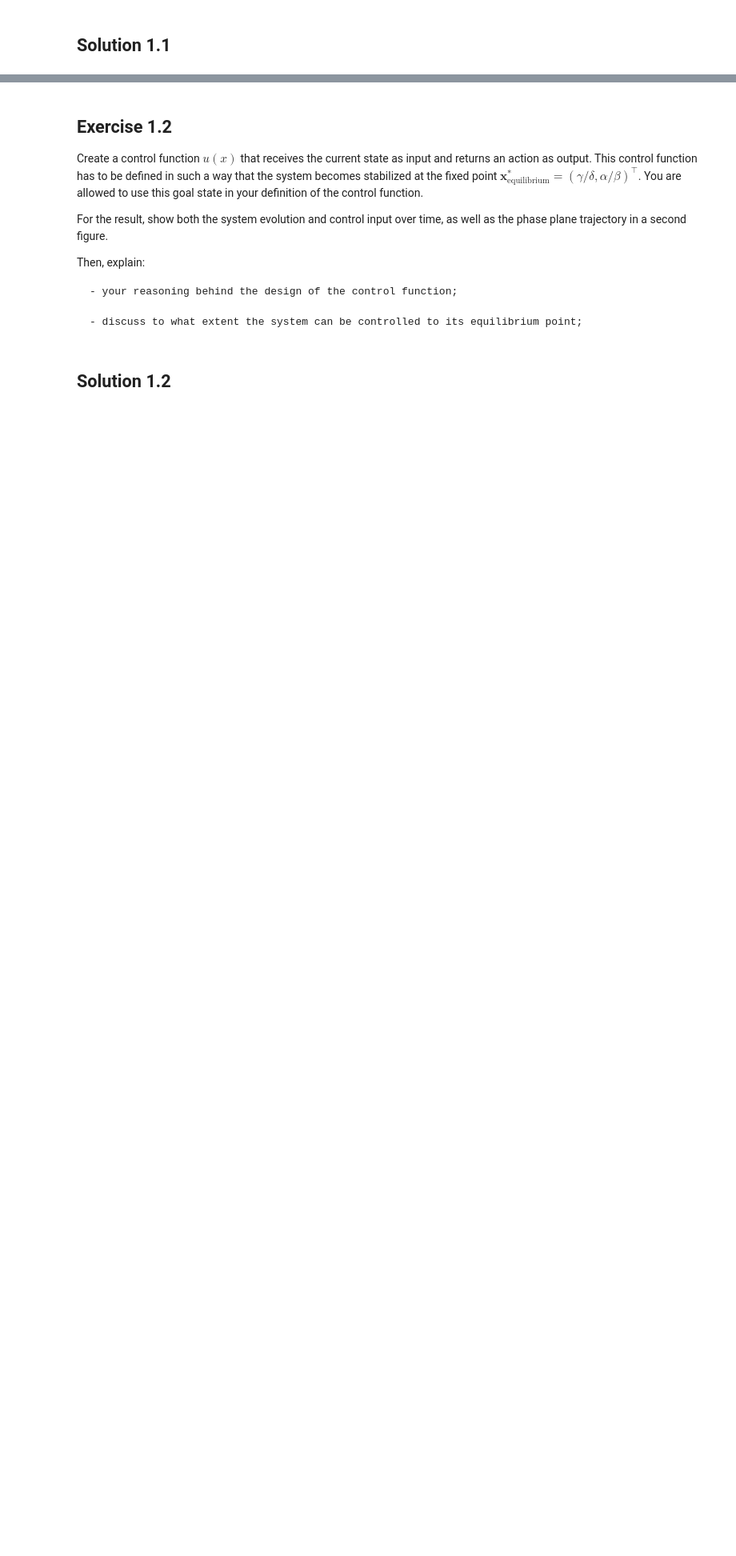
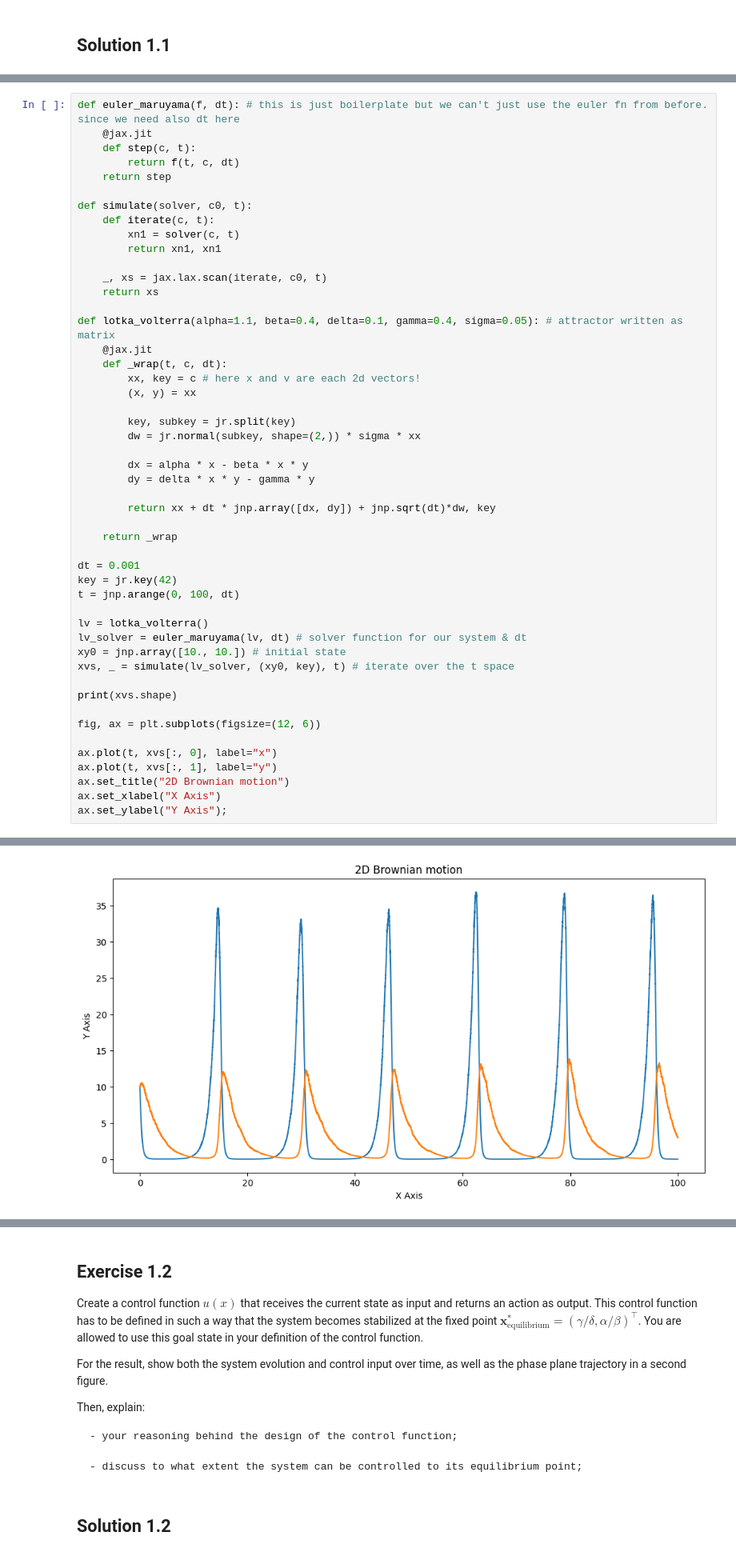
Before and after one commit to szethh/complex-adaptive-systems, a Jupyter notebook: week5/assignment_5.ipynb, the cells around one changed output, grey strips where cells are left out. Shown at 80% size. Drawn from its saved outputs; the diff is of its cells as text; blank space fills up the shorter version.

```diff
--- a/week5/assignment_5.ipynb
+++ b/week5/assignment_5.ipynb
@@ -22,0 +21,50 @@ $ \alpha = 1.1, \beta = 0.4, \delta = 0.1, \gamma =0.4$ with an initial conditio
+# %%
+def euler_maruyama(f, dt): # this is just boilerplate but we can't just use the euler fn from before. since we need also dt here
+    @jax.jit
+    def step(c, t):
+        return f(t, c, dt)
+    return step
+
+def simulate(solver, c0, t):
+    def iterate(c, t):
+        xn1 = solver(c, t)
+        return xn1, xn1
+
+    _, xs = jax.lax.scan(iterate, c0, t)
+    return xs
+
+def lotka_volterra(alpha=1.1, beta=0.4, delta=0.1, gamma=0.4, sigma=0.05): # attractor written as matrix
+    @jax.jit
+    def _wrap(t, c, dt):
+        xx, key = c # here x and v are each 2d vectors!
+        (x, y) = xx
+
+        key, subkey = jr.split(key)
+        dw = jr.normal(subkey, shape=(2,)) * sigma * xx
+
+        dx = alpha * x - beta * x * y
+        dy = delta * x * y - gamma * y
+
+        return xx + dt * jnp.array([dx, dy]) + jnp.sqrt(dt)*dw, key
+
+    return _wrap
+
+dt = 0.001
+key = jr.key(42)
+t = jnp.arange(0, 100, dt)
+
+lv = lotka_volterra()
+lv_solver = euler_maruyama(lv, dt) # solver function for our system & dt
+xy0 = jnp.array([10., 10.]) # initial state
+xvs, _ = simulate(lv_solver, (xy0, key), t) # iterate over the t space
+
+print(xvs.shape)
+
+fig, ax = plt.subplots(figsize=(12, 6))
+
+ax.plot(t, xvs[:, 0], label="x")
+ax.plot(t, xvs[:, 1], label="y")
+ax.set_title("2D Brownian motion")
+ax.set_xlabel("X Axis")
+ax.set_ylabel("Y Axis");
+# %% [output]
@@ -22,0 +72 @@ $ \alpha = 1.1, \beta = 0.4, \delta = 0.1, \gamma =0.4$ with an initial conditio
+[figure, added]
```
Also changed, not shown: parts of 6 cells of this notebook.
